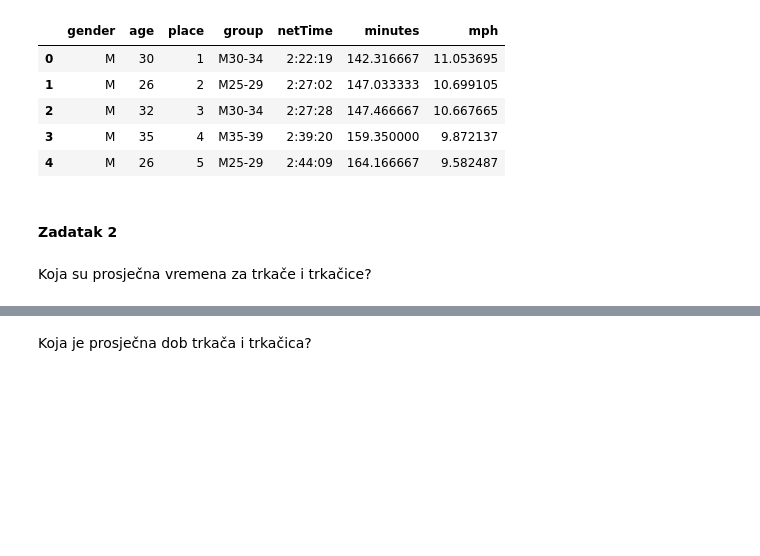
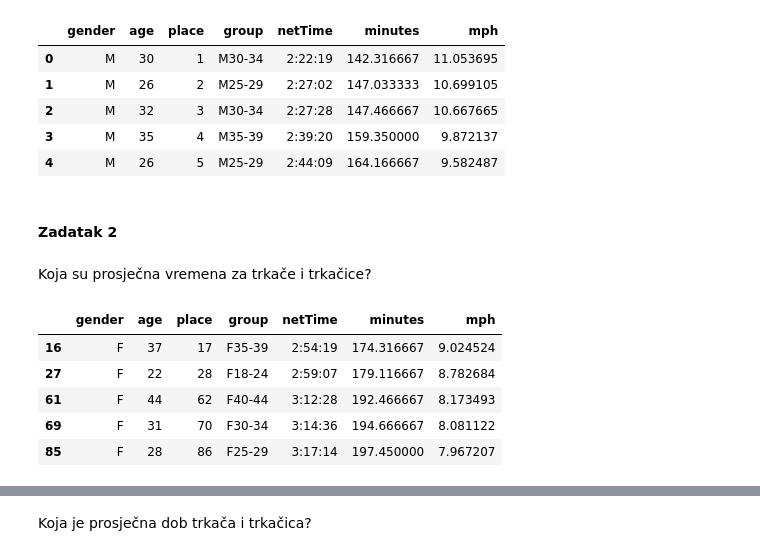
Before and after one commit to zobo24/Data_science_labs, a Jupyter notebook: lab_3/lab_3.ipynb, the cells around one changed output, grey strips where cells are left out. Drawn from its saved outputs; the diff is of its cells as text; code cells hidden in the pictures; blank space fills up the shorter version.

```diff
--- a/lab_3/lab_3.ipynb
+++ b/lab_3/lab_3.ipynb
@@ -327,3 +419,15 @@ disney.head()
 #### Zadatak 2
 # %% [markdown]
 Koja su prosječna vremena za trkače i trkačice?
+# %%
+male = disney[disney['gender'] == 'M']
+female = disney[disney['gender'] == 'F']
+
+female.head()
+# %% [output]
+|  | gender | age | place | group | netTime | minutes | mph |
+| 16 | F | 37 | 17 | F35-39 | 2:54:19 | 174.316667 | 9.024524 |
+| 27 | F | 22 | 28 | F18-24 | 2:59:07 | 179.116667 | 8.782684 |
+| 61 | F | 44 | 62 | F40-44 | 3:12:28 | 192.466667 | 8.173493 |
+| 69 | F | 31 | 70 | F30-34 | 3:14:36 | 194.666667 | 8.081122 |
+| 85 | F | 28 | 86 | F25-29 | 3:17:14 | 197.450000 | 7.967207 |
```
Also changed, not shown: parts of 12 cells of this notebook.
